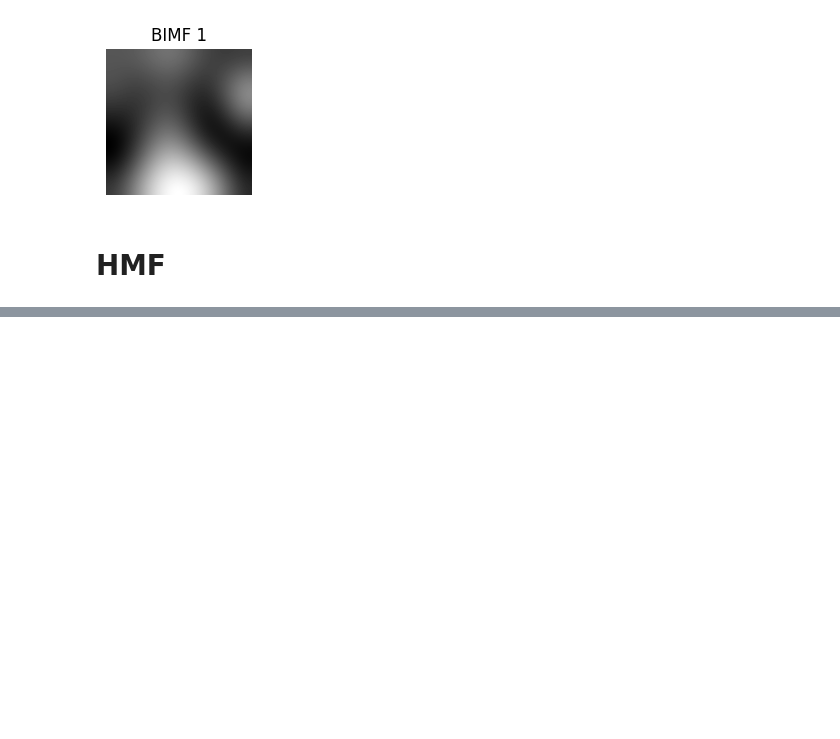
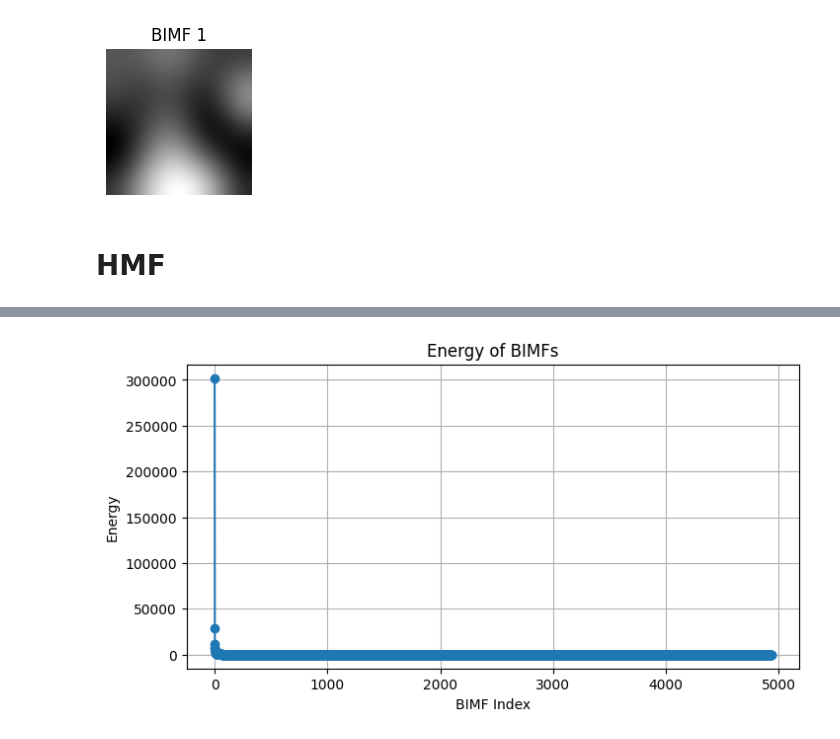
Before and after one commit to faliqadlan/scaling, a Jupyter notebook: pace.ipynb, the cells around one changed output, grey strips where cells are left out. Drawn from its saved outputs; the diff is of its cells as text; code cells hidden in the pictures; blank space fills up the shorter version.

```diff
--- a/pace.ipynb
+++ b/pace.ipynb
@@ -293,0 +297,42 @@ Error:
+# %%
+import numpy as np
+
+
+def calculate_bimf_energy(bimfs):
+    """
+    Calculate the energy of each BIMF.
+
+    Parameters:
+    bimfs (list of np.ndarray): List of BIMF components.
+
+    Returns:
+    list of float: Energies of each BIMF.
+    """
+    energies = []
+    for bimf in bimfs:
+        energy = np.sum(np.square(bimf))
+        energies.append(energy)
+    return energies
+
+
+# Contoh penggunaan
+# Misalkan kita memiliki daftar BIMF yang telah diekstraksi dari gambar
+# bimfs = [bimf1, bimf2, bimf3]  # Gantilah dengan BIMF yang sebenarnya
+
+# Hitung energi dari setiap BIMF
+energies = calculate_bimf_energy(BIMFs)
+
+# Tampilkan energi dari setiap BIMF
+# for i, energy in enumerate(energies):
+#     print(f"Energy of BIMF {i+1}: {energy}")
+
+# Plot the energy of each BIMF
+plt.figure(figsize=(8, 4))
+plt.plot(energies, marker="o")
+plt.xlabel("BIMF Index")
+plt.ylabel("Energy")
+plt.title("Energy of BIMFs")
+plt.grid(True)
+plt.show()
+# %% [output]
+[figure, added]
```
Also changed, not shown: parts of 3 cells of this notebook, 2 other files.
